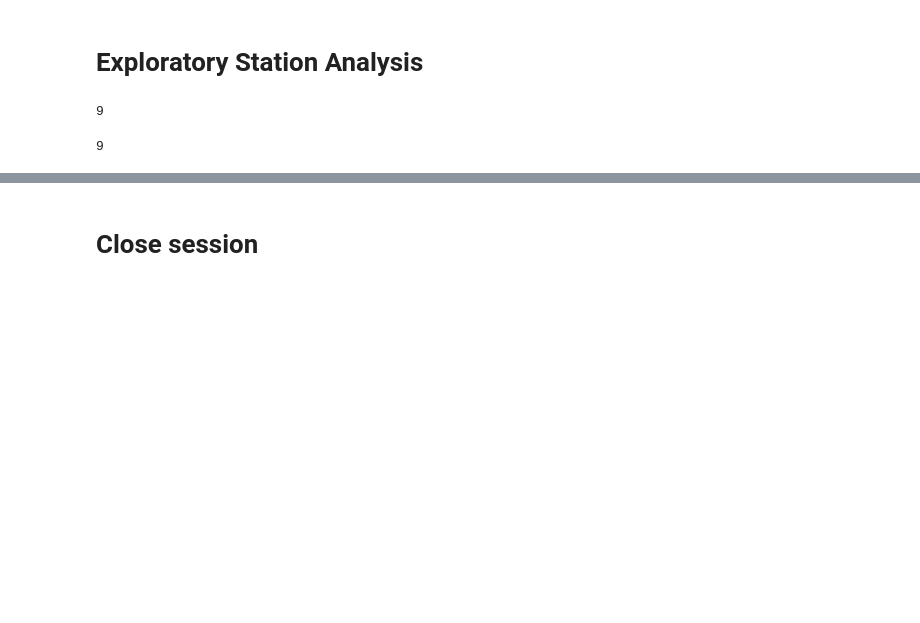
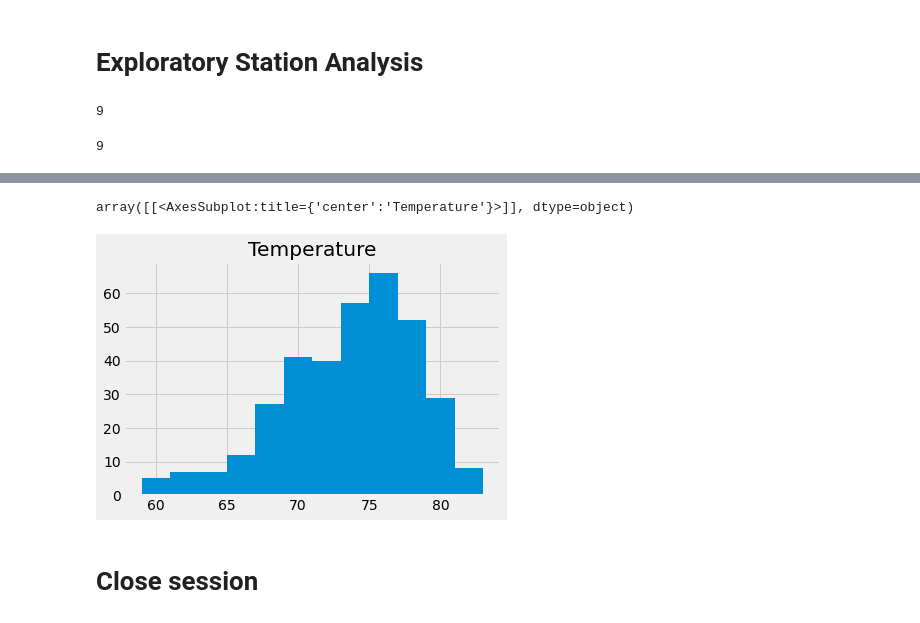
Before and after one commit to GregMaginn/sqlalchemy-challenge, a Jupyter notebook: climate_starter.ipynb, the cells around one changed output, grey strips where cells are left out. Cells and saved outputs as stored; diff of their text form; code cells hidden in the pictures; blank space fills up the shorter version.

```diff
--- a/climate_starter.ipynb
+++ b/climate_starter.ipynb
@@ -161,3 +162,12 @@ USC00516128
 # %%
 # Using the most active station id
 # Query the last 12 months of temperature observation data for this station and plot the results as a histogram
+last_year_tobs = session.query(Measurement.date, Measurement.tobs).filter(
+    Measurement.date > '2016-08-23').filter(
+    Measurement.tobs != 'None').filter(
+    Measurement.station == 'USC00519281').order_by(
+    Measurement.date).all()
+
+last_year_tobs
+
+tobs_df = pd.DataFrame(last_year_tobs, columns= ['Date', 'Temperature'])
@@ -164,3 +181,8 @@ USC00516128
+# %%
+tobs_df.hist(bins=12)
+# %% [output]
+array([[<AxesSubplot:title={'center':'Temperature'}>]], dtype=object)
+[figure, added]
 # %% [markdown]
 # Close session
 # %%
```
Also changed, not shown: parts of 5 cells of this notebook.
